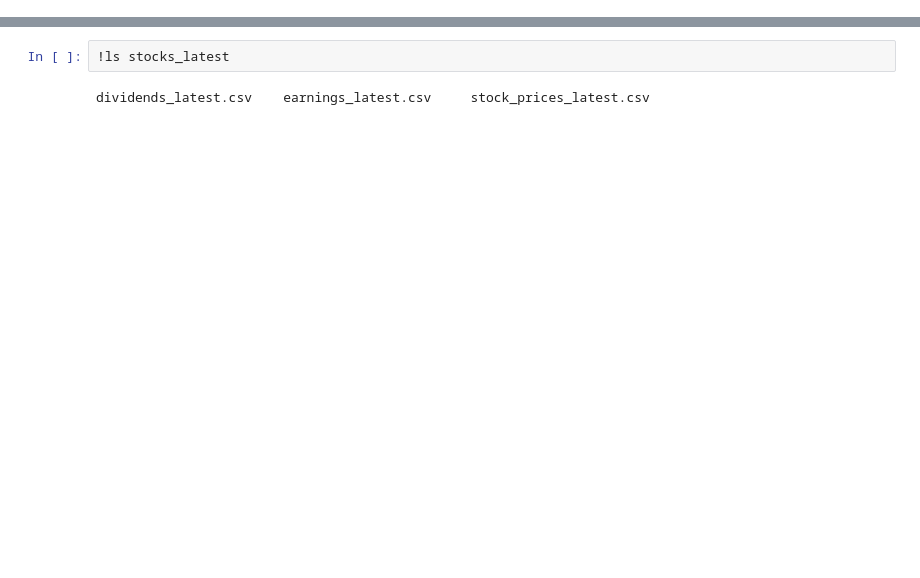
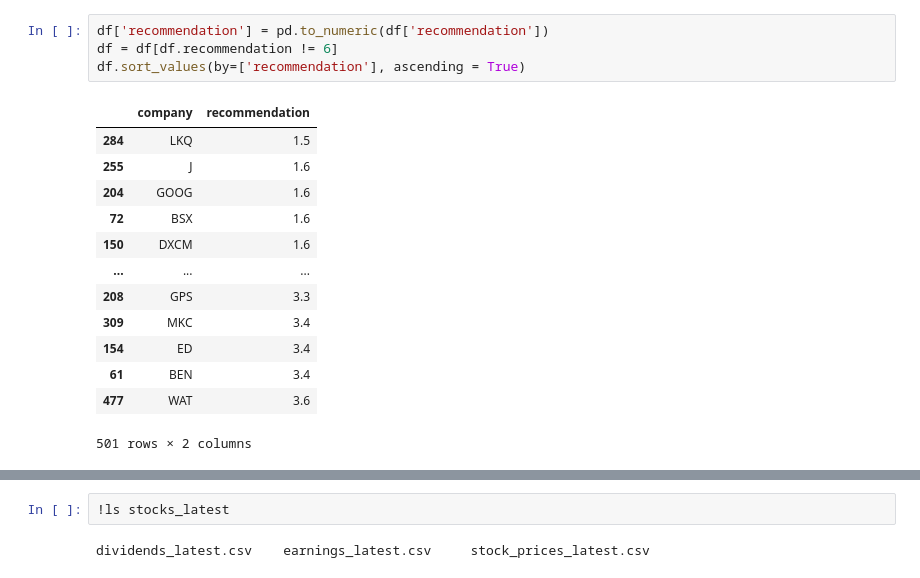
Before and after one commit to yegorkryukov/springboard, a Jupyter notebook: capstone/exploration.ipynb, the cells around one changed output, grey strips where cells are left out. Drawn from its saved outputs; the diff is of its cells as text; blank space fills up the shorter version.

```diff
--- a/capstone/exploration.ipynb
+++ b/capstone/exploration.ipynb
@@ -0,0 +88,18 @@
+# %%
+df['recommendation'] = pd.to_numeric(df['recommendation'])
+df = df[df.recommendation != 6]
+df.sort_values(by=['recommendation'], ascending = True)
+# %% [output]
+|  | company | recommendation |
+| 284 | LKQ | 1.5 |
+| 255 | J | 1.6 |
+| 204 | GOOG | 1.6 |
+| 72 | BSX | 1.6 |
+| 150 | DXCM | 1.6 |
+| ... | ... | ... |
+| 208 | GPS | 3.3 |
+| 309 | MKC | 3.4 |
+| 154 | ED | 3.4 |
+| 61 | BEN | 3.4 |
+| 477 | WAT | 3.6 |
+501 rows × 2 columns
```
Also changed, not shown: parts of 28 cells of this notebook, 1 other file.
